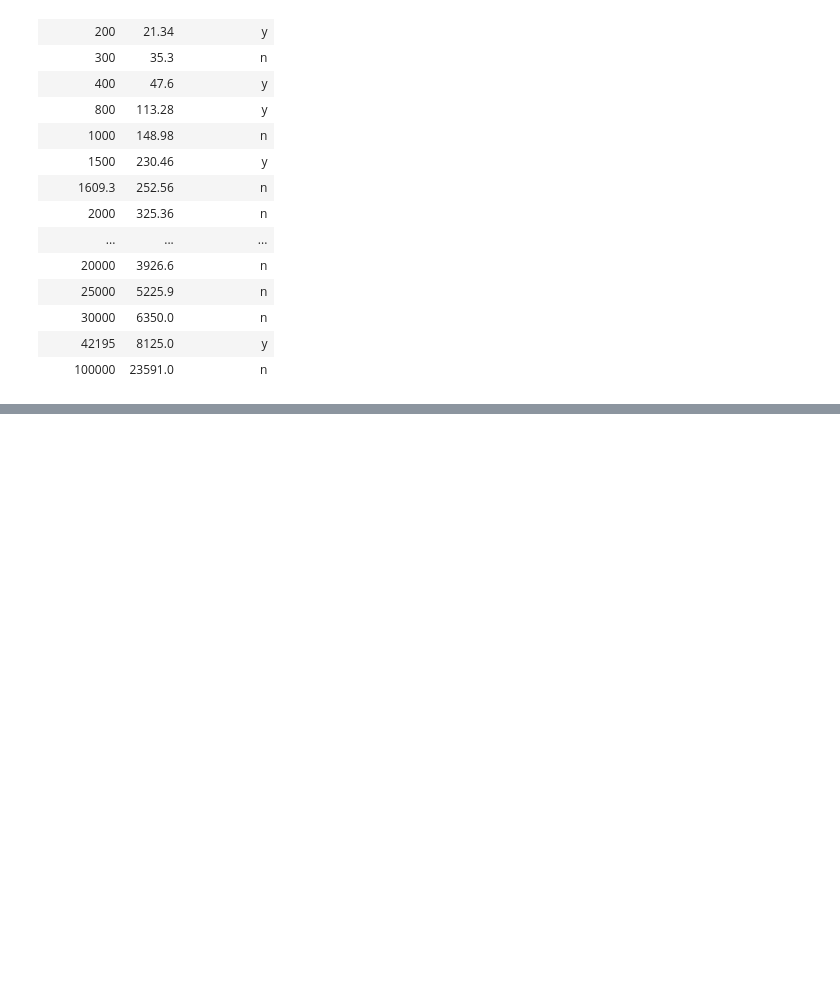
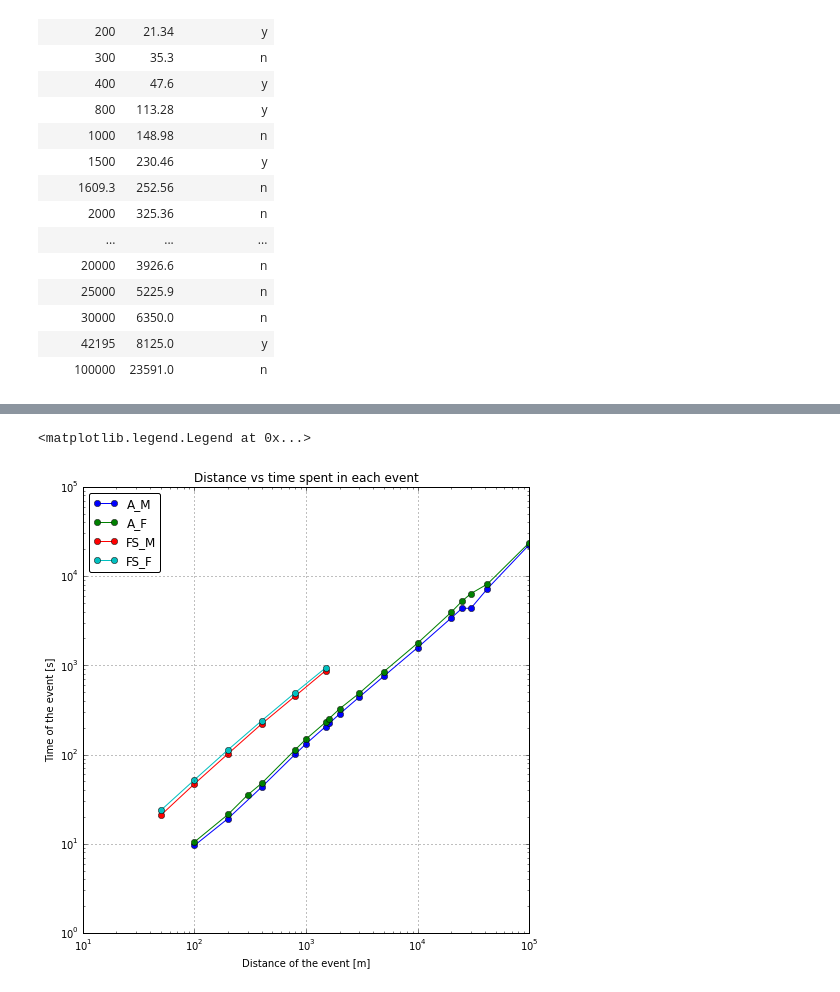
Before and after one commit to sbustamante/DailyScience, a Jupyter notebook: Athletic_Swimming_Equivalence.ipynb, the cells around one changed output, grey strips where cells are left out. Cells and saved outputs as stored; diff of their text form; code cells hidden in the pictures; blank space fills up the shorter version.

Commit message:
Data of swimming and figures

```diff
--- a/Athletic_Swimming_Equivalence.ipynb
+++ b/Athletic_Swimming_Equivalence.ipynb
@@ -136,0 +156,17 @@ plt.loglog(A_F.T[0], A_F.T[1], 'o-')
+# %%
+#Female records for Swimming, free style
+print( 'Female records for Swimming, free style' )
+records_SF_F = ListTable()
+records_SF_F.append(['Distance [m]', 'Time [s]', 'Olympic event'])
+#Events
+records_SF_F.append([50, 23.73, 'y'])
+records_SF_F.append([100, 52.07, 'y'])
+records_SF_F.append([200, 112.98, 'y'])
+records_SF_F.append([400, 239.15, 'y'])
+records_SF_F.append([800, 493.86, 'y'])
+records_SF_F.append([1500, 936.53, 'y'])
+
+#Plain data
+SF_F = np.array(records_SF_F[1:])[:,(0,1)]
+#Print
+records_SF_F
@@ -136,0 +182,15 @@ plt.loglog(A_F.T[0], A_F.T[1], 'o-')
+# %%
+
+plt.figure( figsize=(8,8) )
+plt.loglog(A_M.T[0], A_M.T[1], 'o-', label='A_M' )
+plt.loglog(A_F.T[0], A_F.T[1], 'o-', label='A_F' )
+plt.loglog(SF_M.T[0], SF_M.T[1], 'o-', label='FS_M' )
+plt.loglog(SF_F.T[0], SF_F.T[1], 'o-', label='FS_F' )
+plt.grid( )
+plt.ylabel( 'Time of the event [s]' )
+plt.xlabel( 'Distance of the event [m]' )
+plt.title( 'Distance vs time spent in each event' )
+plt.legend( loc='upper left', fancybox=True )
+# %% [output]
+<matplotlib.legend.Legend at 0x...>
+[figure, added]
```
Also changed, not shown: parts of 3 cells of this notebook.
